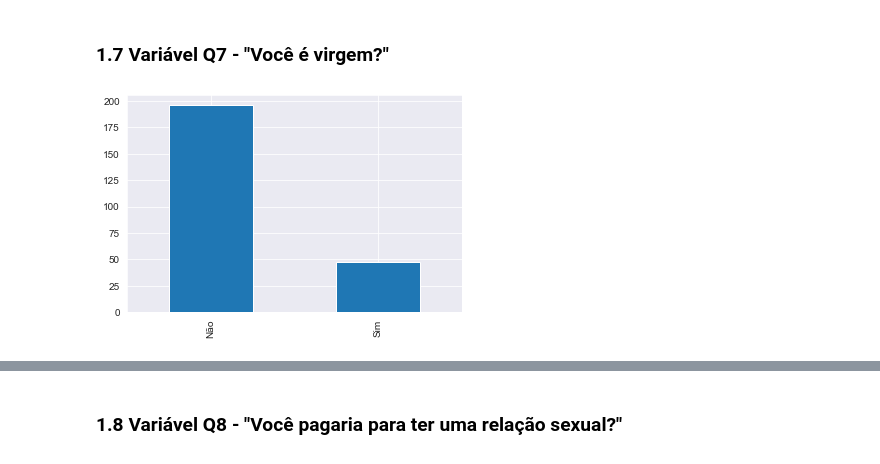
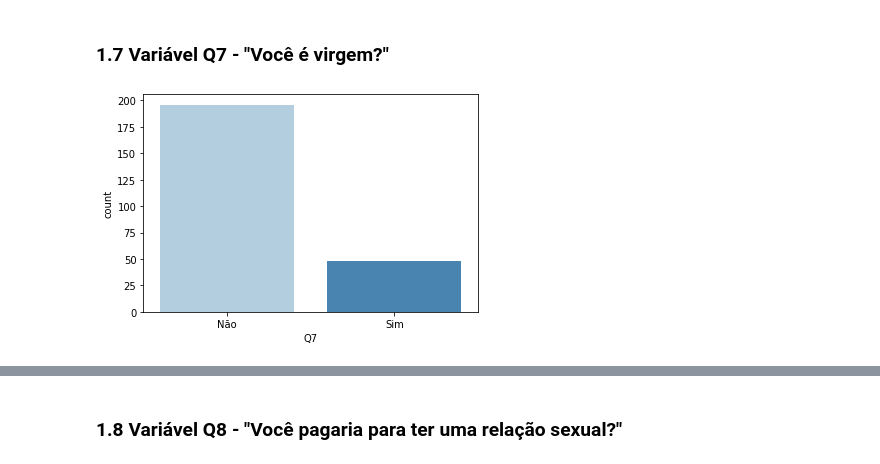
Before and after one commit to claytonrm/AnalisePreditivaSuicidio, a Jupyter notebook: AnalisePreditivaSuicidio.ipynb, the cells around one changed output, grey strips where cells are left out. Cells and saved outputs as stored; diff of their text form; code cells hidden in the pictures.

```diff
--- a/AnalisePreditivaSuicidio.ipynb
+++ b/AnalisePreditivaSuicidio.ipynb
@@ -224,9 +237,9 @@ plt.savefig('q6.png')
 # %% [markdown]
 ### 1.7 Variável Q7 - "Você é virgem?"
 # %%
-df.Q7.value_counts().plot.bar()
+sns.countplot(x='Q7', data=df, palette='Blues', order=df.Q7.value_counts().index)
 plt.savefig('q7.png')
 # %% [output]
-[figure, old version]
+[figure, new version]
 # %%
 df.Q7 = np.where(df.Q7 == 'Sim', 1, 0)
```
Also changed, not shown: parts of 36 cells of this notebook.
